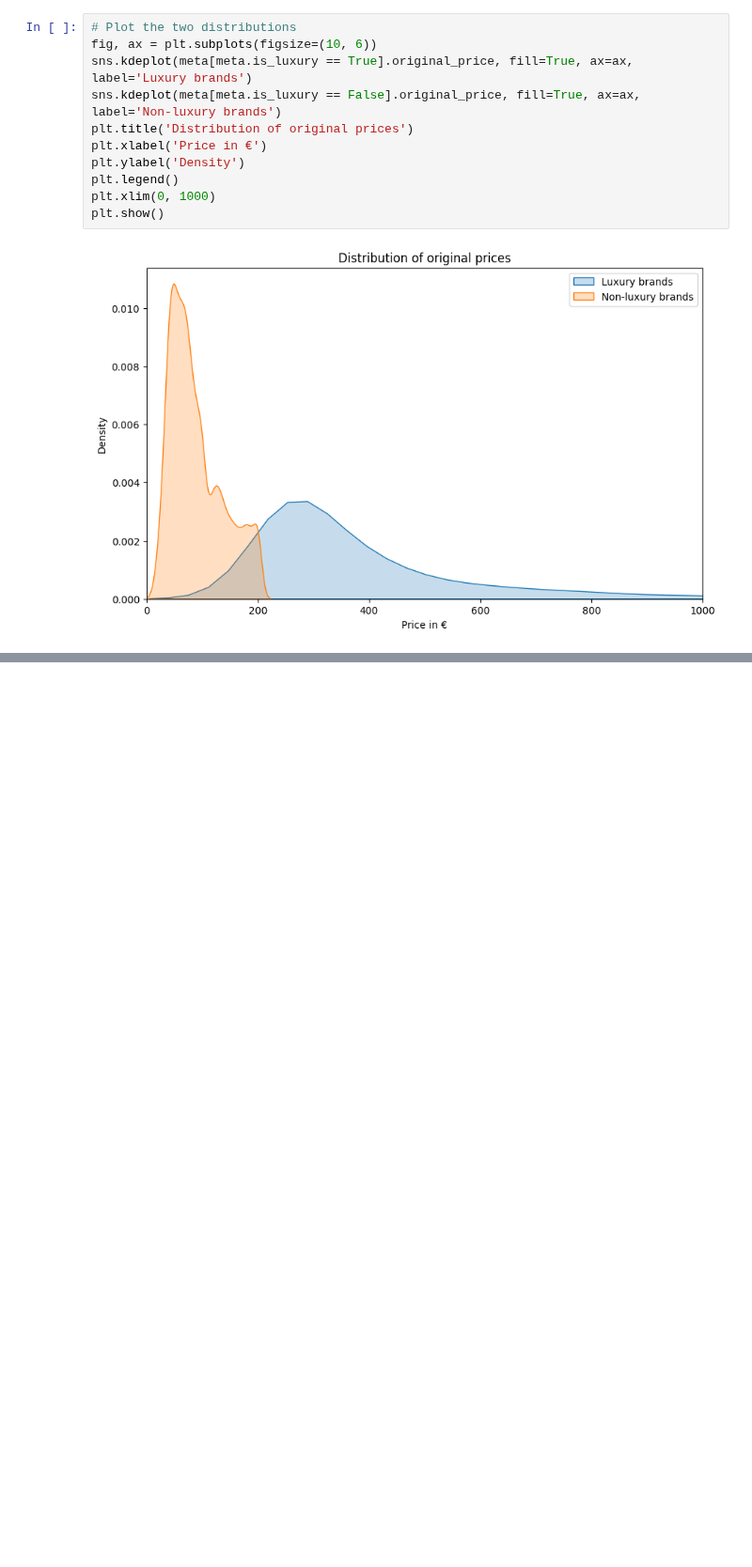
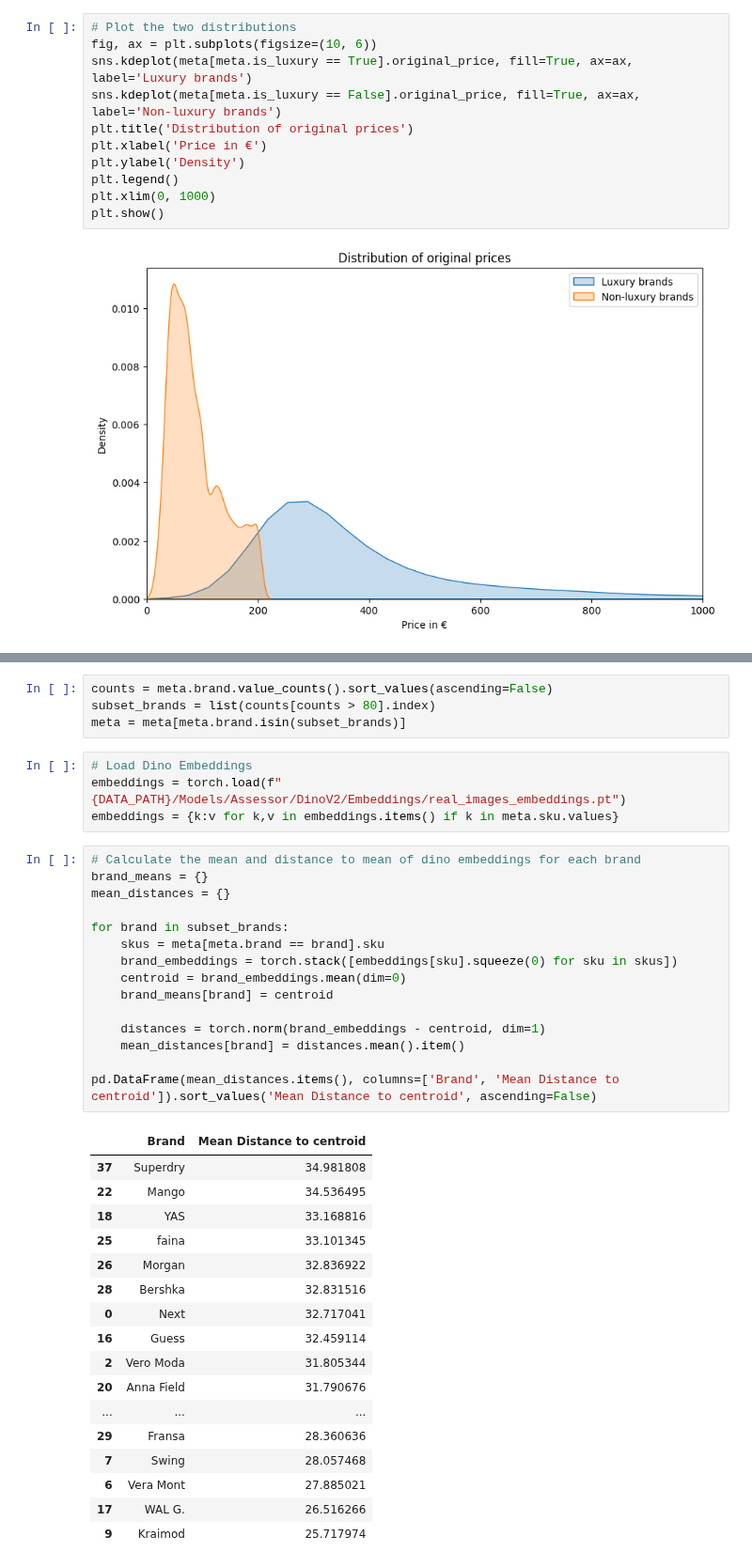
Before and after one commit to MGenschow/Thesis, a Jupyter notebook: Data_Preparation/Brands_Deep_Dive.ipynb, the cells around one changed output, grey strips where cells are left out. Shown at 94% size. Drawn from its saved outputs; the diff is of its cells as text; blank space fills up the shorter version.

```diff
--- a/Data_Preparation/Brands_Deep_Dive.ipynb
+++ b/Data_Preparation/Brands_Deep_Dive.ipynb
@@ -164,0 +173,41 @@ plt.show()
+# %%
+counts = meta.brand.value_counts().sort_values(ascending=False)
+subset_brands = list(counts[counts > 80].index)
+meta = meta[meta.brand.isin(subset_brands)]
+# %%
+# Load Dino Embeddings
+embeddings = torch.load(f"{DATA_PATH}/Models/Assessor/DinoV2/Embeddings/real_images_embeddings.pt")
+embeddings = {k:v for k,v in embeddings.items() if k in meta.sku.values}
+# %%
+# Calculate the mean and distance to mean of dino embeddings for each brand
+brand_means = {}
+mean_distances = {}
+
+for brand in subset_brands:
+    skus = meta[meta.brand == brand].sku
+    brand_embeddings = torch.stack([embeddings[sku].squeeze(0) for sku in skus])
+    centroid = brand_embeddings.mean(dim=0)
+    brand_means[brand] = centroid
+
+    distances = torch.norm(brand_embeddings - centroid, dim=1)
+    mean_distances[brand] = distances.mean().item()
+
+pd.DataFrame(mean_distances.items(), columns=['Brand', 'Mean Distance to centroid']).sort_values('Mean Distance to centroid', ascending=False)
+# %% [output]
+|  | Brand | Mean Distance to centroid |
+| 37 | Superdry | 34.981808 |
+| 22 | Mango | 34.536495 |
+| 18 | YAS | 33.168816 |
+| 25 | faina | 33.101345 |
+| 26 | Morgan | 32.836922 |
+| 28 | Bershka | 32.831516 |
+| 0 | Next | 32.717041 |
+| 16 | Guess | 32.459114 |
+| 2 | Vero Moda | 31.805344 |
+| 20 | Anna Field | 31.790676 |
+| ... | ... | ... |
+| 29 | Fransa | 28.360636 |
+| 7 | Swing | 28.057468 |
+| 6 | Vera Mont | 27.885021 |
+| 17 | WAL G. | 26.516266 |
+| 9 | Kraimod | 25.717974 |
```
Also changed, not shown: parts of 3 cells of this notebook, 1 other file.
